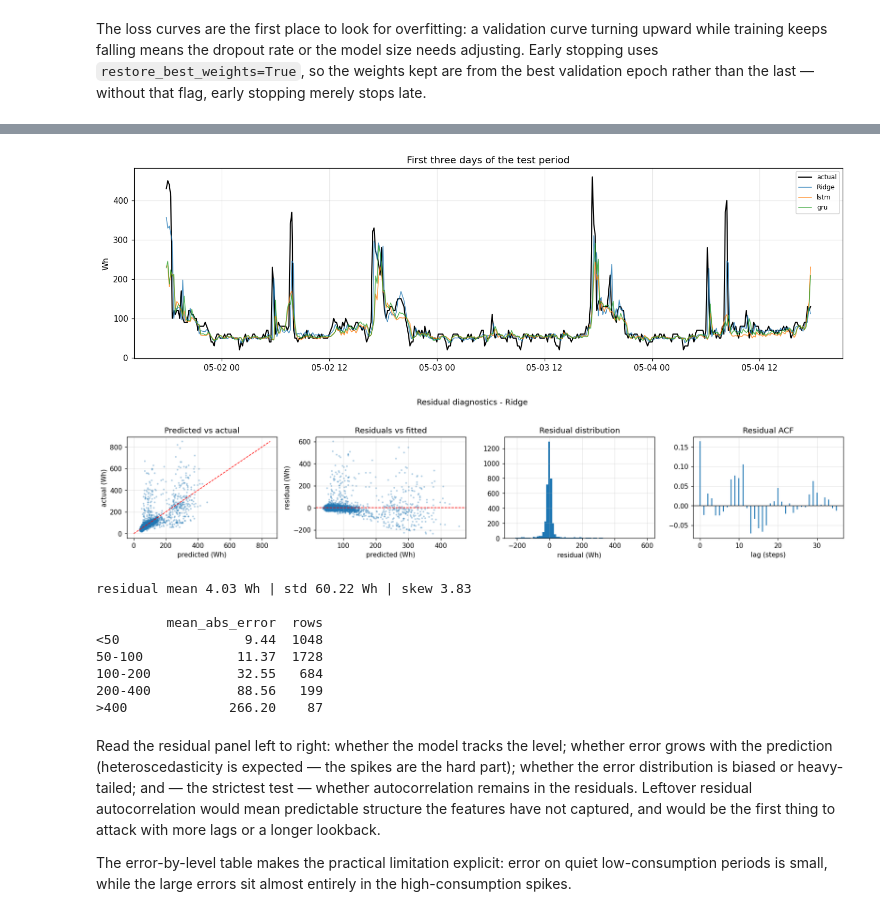
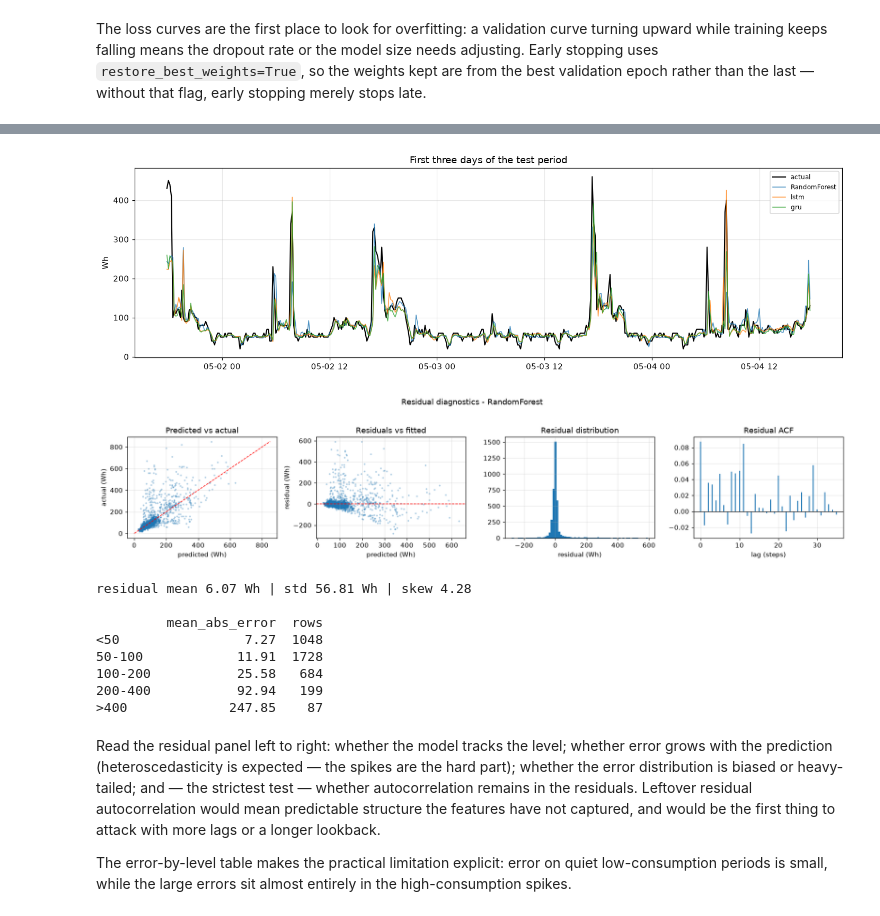
Before and after one commit to dilrukshax/energy_forecasting, a Jupyter notebook: notebooks/01_report.ipynb, the cells around one changed output, grey strips where cells are left out. Saved outputs shown, nothing was run; the diff lists cells and outputs as text; code cells hidden in the pictures.

```diff
--- a/notebooks/01_report.ipynb
+++ b/notebooks/01_report.ipynb
@@ -625,17 +624,17 @@ plt.show()
 # %%
 # Three days, where per-spike behaviour is actually visible.
-best = artifacts.comparison.index[0]
+best = min(artifacts.validation_metrics, key=lambda name: artifacts.validation_metrics[name].mae)
 zoom = slice(0, 3 * config.steps_per("day"))
 
 plt.figure(figsize=(13, 4))
 plt.plot(index[zoom], actual[zoom], lw=1.4, color="black", label="actual")
 for name in [best] + [m for m in ("lstm", "gru") if m in artifacts.predictions and m != best]:
     plt.plot(index[zoom], artifacts.predictions[name][-len(actual):][zoom], lw=1.0,
              alpha=0.8, label=name)
 plt.ylabel("Wh"); plt.title("First three days of the test period")
 plt.legend(fontsize=8); plt.tight_layout(); plt.show()
 # %% [output]
-[figure, old version]
+[figure, new version]
 # %%
 fig = ev.plot_residual_diagnostics(actual, artifacts.predictions[best][-len(actual):], best)
 plt.show()
@@ -646,15 +645,15 @@ print("residual mean %.2f Wh | std %.2f Wh | skew %.2f"
 print()
 print(error_by_level(actual, artifacts.predictions[best][-len(actual):]).to_string())
 # %% [output]
-[figure, old version]
+[figure, new version]
-residual mean 4.03 Wh | std 60.22 Wh | skew 3.83
+residual mean 6.07 Wh | std 56.81 Wh | skew 4.28
 
          mean_abs_error  rows
-<50                9.44  1048
-50-100            11.37  1728
-100-200           32.55   684
-200-400           88.56   199
->400             266.20    87
+<50                7.27  1048
+50-100            11.91  1728
+100-200           25.58   684
+200-400           92.94   199
+>400             247.85    87
 # %% [markdown]
 Read the residual panel left to right: whether the model tracks the level; whether error grows
 with the prediction (heteroscedasticity is expected — the spikes are the hard part); whether the
```
Also changed, not shown: parts of 37 cells of this notebook, 46 other files.
